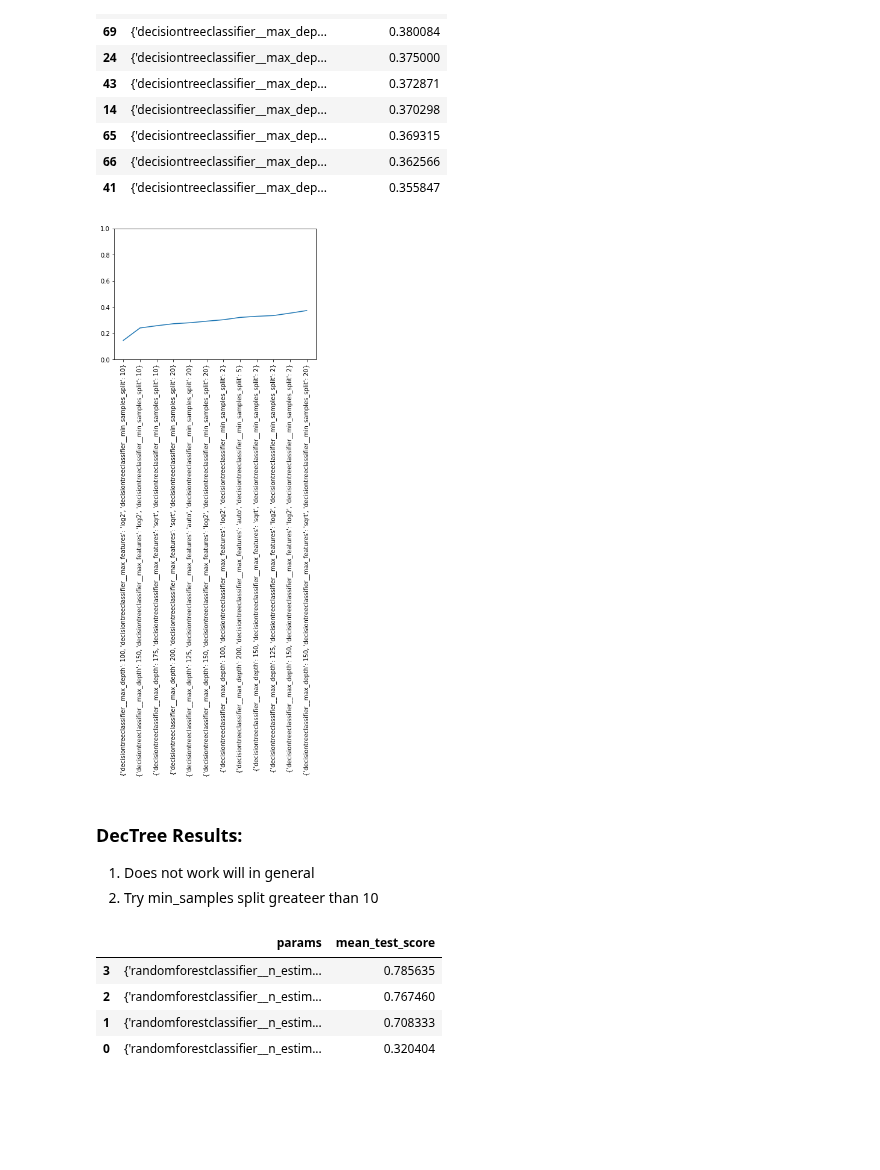
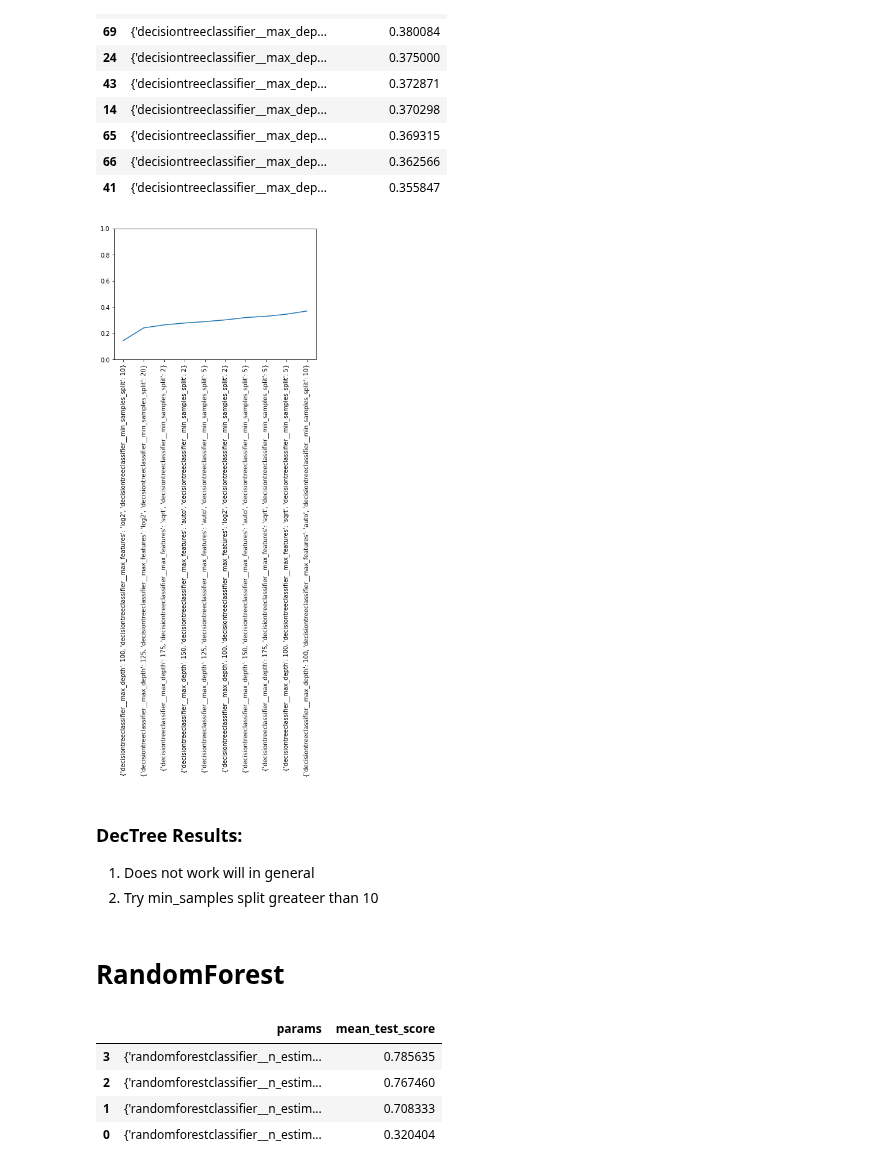
Before and after one commit to LennartKeller/TextklassifikationsProjekt2019, a Jupyter notebook: ReadHyperparamTuningResults.ipynb, the cells around one changed output. Drawn from its saved outputs; the diff is of its cells as text; code cells hidden in the pictures; blank space fills up the shorter version.

Commit message:
update param reading notebook

```diff
--- a/ReadHyperparamTuningResults.ipynb
+++ b/ReadHyperparamTuningResults.ipynb
@@ -90,16 +105,18 @@ dectree_results.sort_values('mean_test_score', ascending=False)[['params', 'mean
 | 41 | {'decisiontreeclassifier__max_dep... | 0.355847 |
 # %%
 plot_df = dectree_results.sort_values('mean_test_score', ascending=True)
-plt.plot(list(range(len(plot_df)))[::5], plot_df.mean_test_score[::5])
-plt.xticks(list(range(len(plot_df)))[::5], list(map(str, plot_df.params))[::5], rotation=90)
+plt.plot(list(range(len(plot_df)))[::6], plot_df.mean_test_score[::6])
+plt.xticks(list(range(len(plot_df)))[::6], list(map(str, plot_df.params))[::6], rotation=90)
 plt.ylim(0,1)
 plt.show()
 # %% [output]
-[figure, old version]
+[figure, new version]
 # %% [markdown]
 ### DecTree Results:
 1. Does not work will in general
 2. Try min_samples split greateer than 10
+# %% [markdown]
+# RandomForest
 # %%
 randomforest_results.sort_values('mean_test_score', ascending=False)[['params', 'mean_test_score']][:10]
 # %% [output]
```
Also changed, not shown: parts of 4 cells of this notebook.
